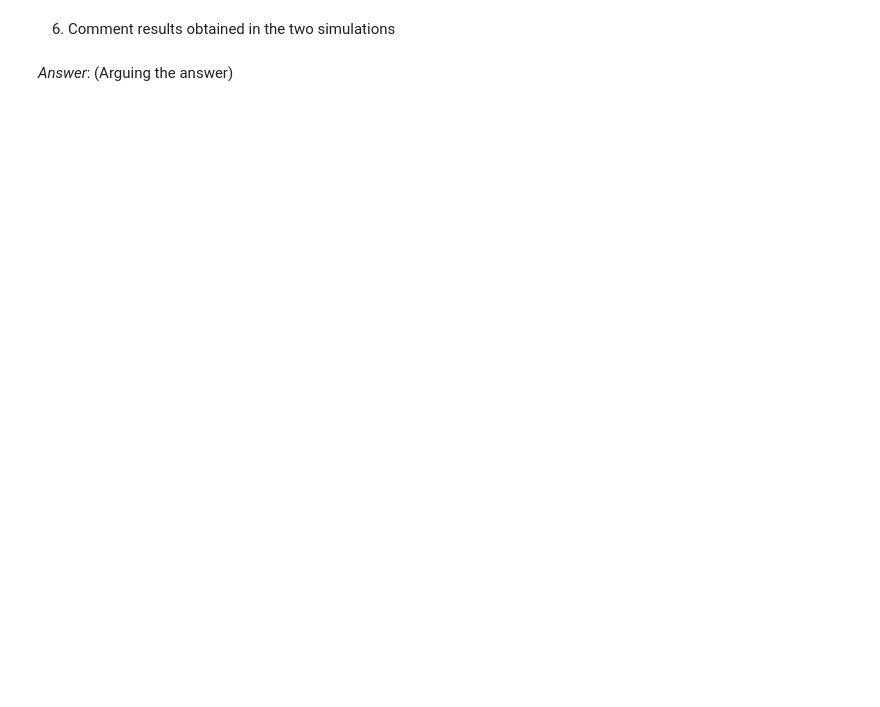
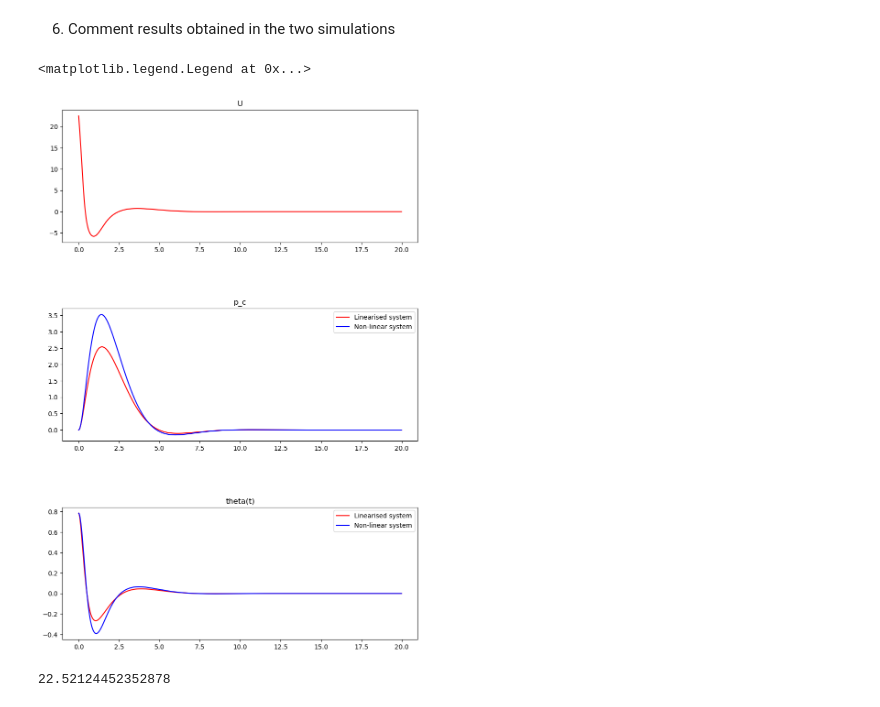
Before and after one commit to albertoZurini/magi, a Jupyter notebook: 1_anno/1_semestre/data_driven/handsonv2/HandsOn_2.ipynb, the cells around one changed output. Drawn from its saved outputs; the diff is of its cells as text; code cells hidden in the pictures; blank space fills up the shorter version.

```diff
--- a/1_anno/1_semestre/data_driven/handsonv2/HandsOn_2.ipynb
+++ b/1_anno/1_semestre/data_driven/handsonv2/HandsOn_2.ipynb
@@ -185,16 +184,27 @@ time_sim = np.arange(0.0, 20, time_step)
 uvec = np.zeros_like(time_sim)
 
 for i in range(len(uvec) - 1):
-    uvec[i] = -K @ x0_odeint # set the input
+    t1_odeint = t0_odeint+0.02
+    t_odeint = np.array([t0_odeint, t1_odeint])
+
+    uvec[i] = -(K @ x0_odeint[np.newaxis].T)[0][0]
     F = uvec[i]
-
-    t1_odeint = t0_odeint+time_step
-    t_odeint = np.array([t0_odeint, t1_odeint])
 
     x_odeint = odeint(cart_and_pole_odeint, x0_odeint, t_odeint, args=(F, ))
     x0_odeint = x_odeint[1]
+    X_history=np.append(X_history, [x0_odeint], axis= 0)
 
-    X_history = np.append(X_history, [x0_odeint], axis=0)
+# for i in range(len(uvec) - 1):
+#     uvec[i] = -(K * x0_odeint[np.newaxis].T)[0][0] # set the input
+#     F = uvec[i]
+#
+#     t1_odeint = t0_odeint+time_step
+#     t_odeint = np.array([t0_odeint, t1_odeint])
+#
+#     x_odeint = odeint(cart_and_pole_odeint, x0_odeint, t_odeint, args=(F, ))
+#     x0_odeint = x_odeint[1]
+#
+#     X_history = np.append(X_history, [x0_odeint], axis=0)
 # %%
 plt.rcParams['figure.figsize'] = [10, 15]
 fig, axs = plt.subplots(3)
@@ -211,4 +224,27 @@ axs[2].set_title("theta(t)")
 # %% [markdown]
 6. Comment results obtained in the two simulations
-# %% [markdown]
-*Answer*: (Arguing the answer)
+# %%
+plt.rcParams['figure.figsize'] = [10, 15]
+fig, axs = plt.subplots(3)
+fig.subplots_adjust(hspace=0.5)
+
+axs[0].plot(time_sim, uvec, 'r')
+axs[0].set_title("U")
+
+axs[1].plot(time_sim, X_history_l[:,2], 'r')
+axs[1].plot(time_sim, X_history[:,2], 'b')
+axs[1].set_title("p_c")
+axs[1].legend(["Linearised system", "Non-linear system"])
+
+
+axs[2].plot(time_sim, X_history_l[:,0], 'r')
+axs[2].plot(time_sim, X_history[:,0], 'b')
+axs[2].set_title("theta(t)")
+axs[2].legend(["Linearised system", "Non-linear system"])
+# %% [output]
+<matplotlib.legend.Legend at 0x...>
+[figure, added]
+# %%
+max(uvec)
+# %% [output]
+22.52124452352878
```
Also changed, not shown: parts of 9 cells of this notebook, 2 other files.
